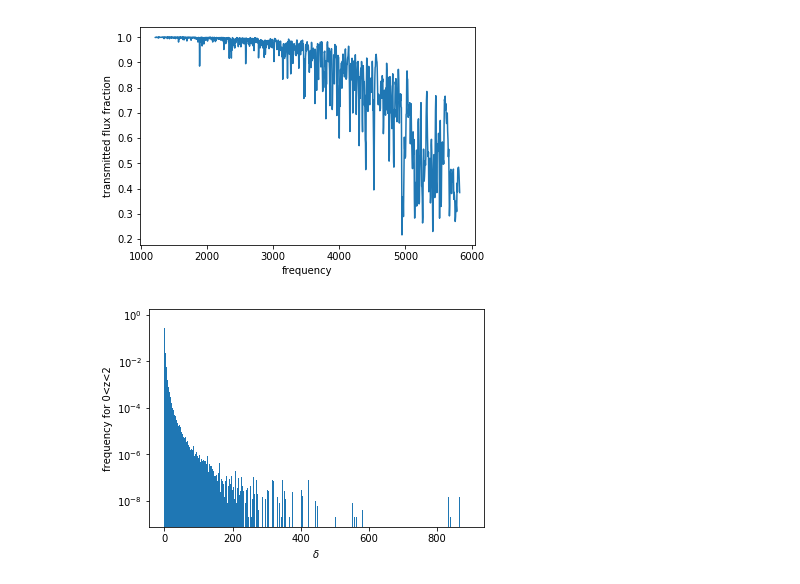
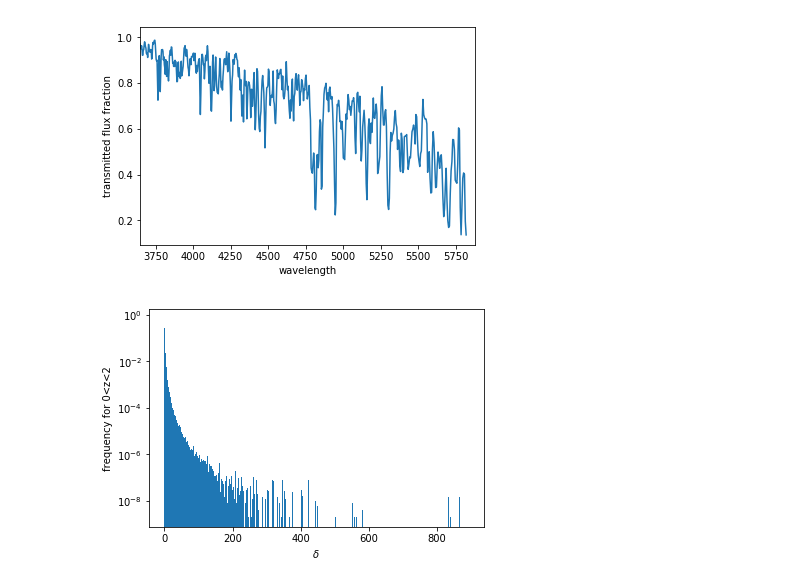
Before and after one commit to igmhub/LyaCoLoRe, a Jupyter notebook: example_scripts/read_skewers_lya.ipynb, the cells around one changed output. Saved outputs shown, nothing was run; the diff lists cells and outputs as text; code cells hidden in the pictures.

Commit message:
Updated notebook, added a small number of test data files.

```diff
--- a/example_scripts/read_skewers_lya.ipynb
+++ b/example_scripts/read_skewers_lya.ipynb
@@ -8,6 +7,6 @@ ModuleNotFoundError: No module named 'lya_mock_functions'
 # %%
 #Open data file
-hdulist = fits.open('/Users/jfarr/Projects/repixelise/test_input/test_skewers_4096_gaussian_srcs_s0_0.fits')
+hdulist = fits.open('/Users/jfarr/Projects/repixelise/test_input/test_skewers_4096_gaussian_srcs_s0_0_cut_10000.fits')
 
 #Extract redshift from data file
 z = hdulist[4].data['Z']
@@ -101,12 +108,14 @@ NameError: name 'tau' is not defined
 # %%
 #Show a test skewer spectrum
-freq = 1215.67*(1+z)
+wavelength = 1215.67*(1+z)
 plt.figure()
-plt.plot(freq,flux)
-plt.xlabel('frequency')
+plt.plot(wavelength,flux)
+plt.xlabel('wavelength')
 plt.ylabel('transmitted flux fraction')
+plt.xlim(1215.67*(1+2),1.01*max(wavelength))
+print(" ")
 plt.show()
 # %% [output]
-[figure, old version]
+[figure, new version]
 # %%
 #Calculate density statistics
```
Also changed, not shown: parts of 10 cells of this notebook, 12 other files.
